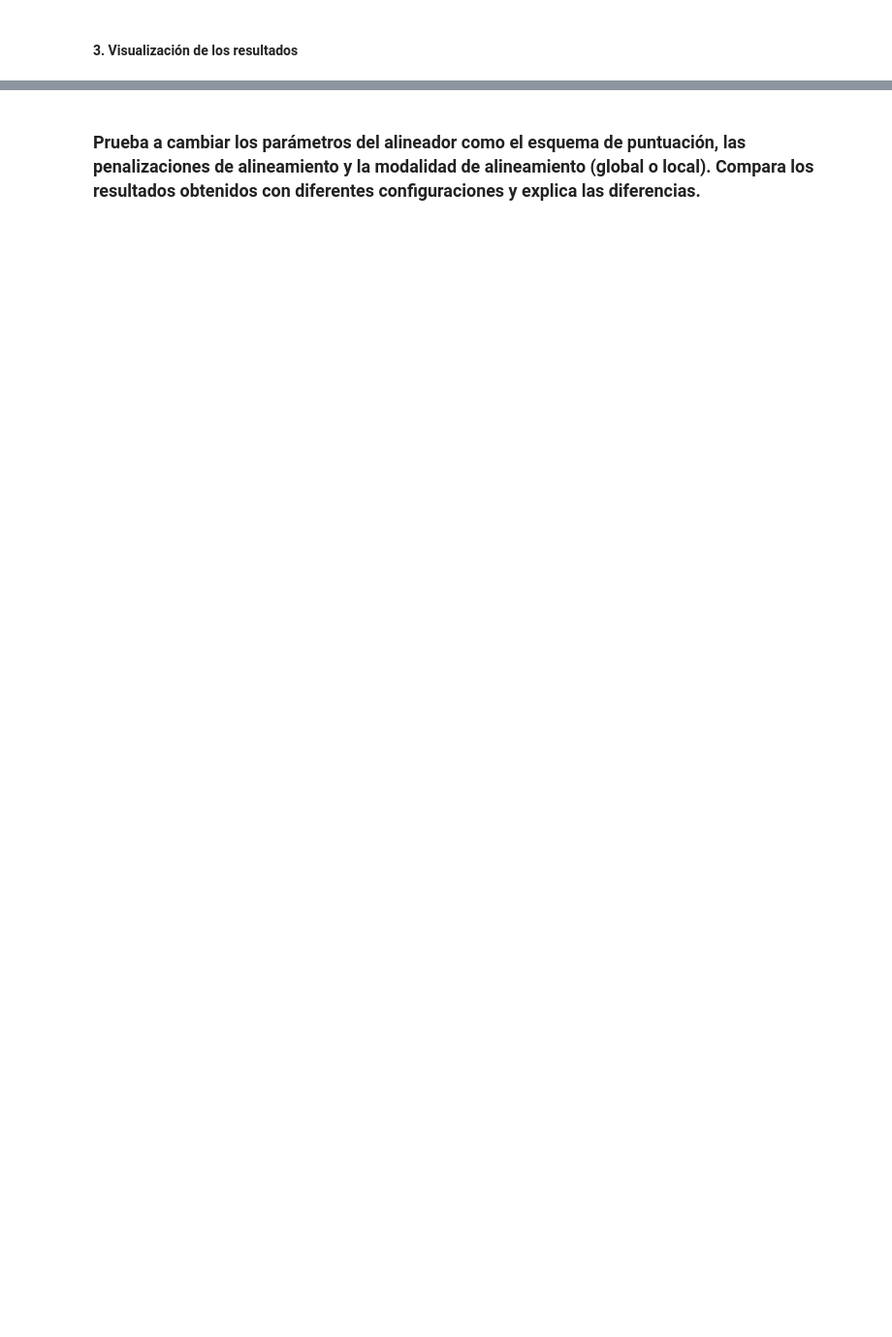
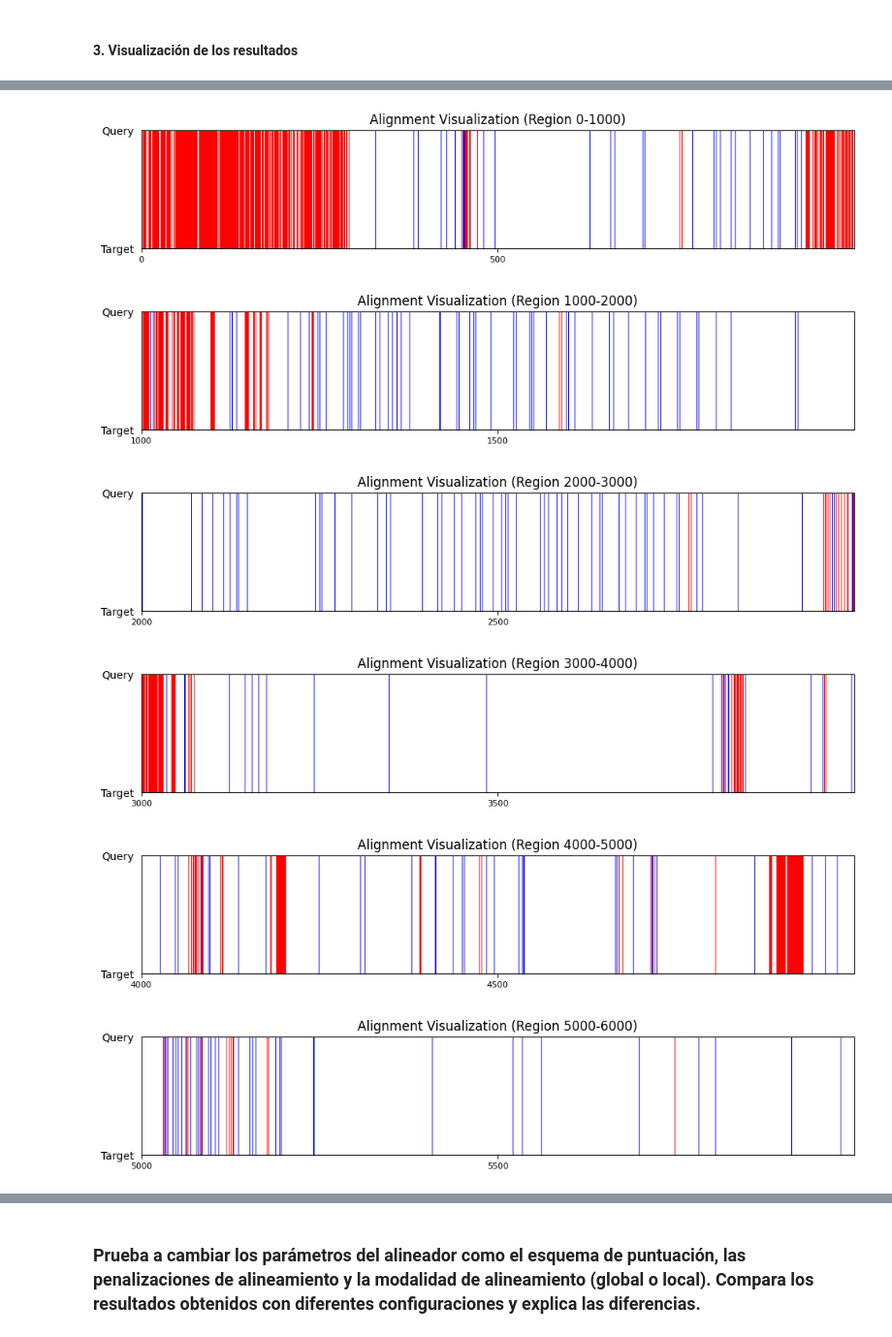
Before and after one commit to deepamino/pr2, a Jupyter notebook: Ejercicio.ipynb, the cells around one changed output, grey strips where cells are left out. Shown at 97% size. Cells and saved outputs as stored; diff of their text form; code cells hidden in the pictures; blank space fills up the shorter version.

```diff
--- a/Ejercicio.ipynb
+++ b/Ejercicio.ipynb
@@ -445,0 +610,9 @@ print(len(aligned_query_brca1))
+# %%
+plot_alignment_segments(alignment_line_foxp2)
+# %% [output]
+[figure, added]
+[figure, added]
+[figure, added]
+[figure, added]
+[figure, added]
+[figure, added]
```
Also changed, not shown: parts of 20 cells of this notebook.
